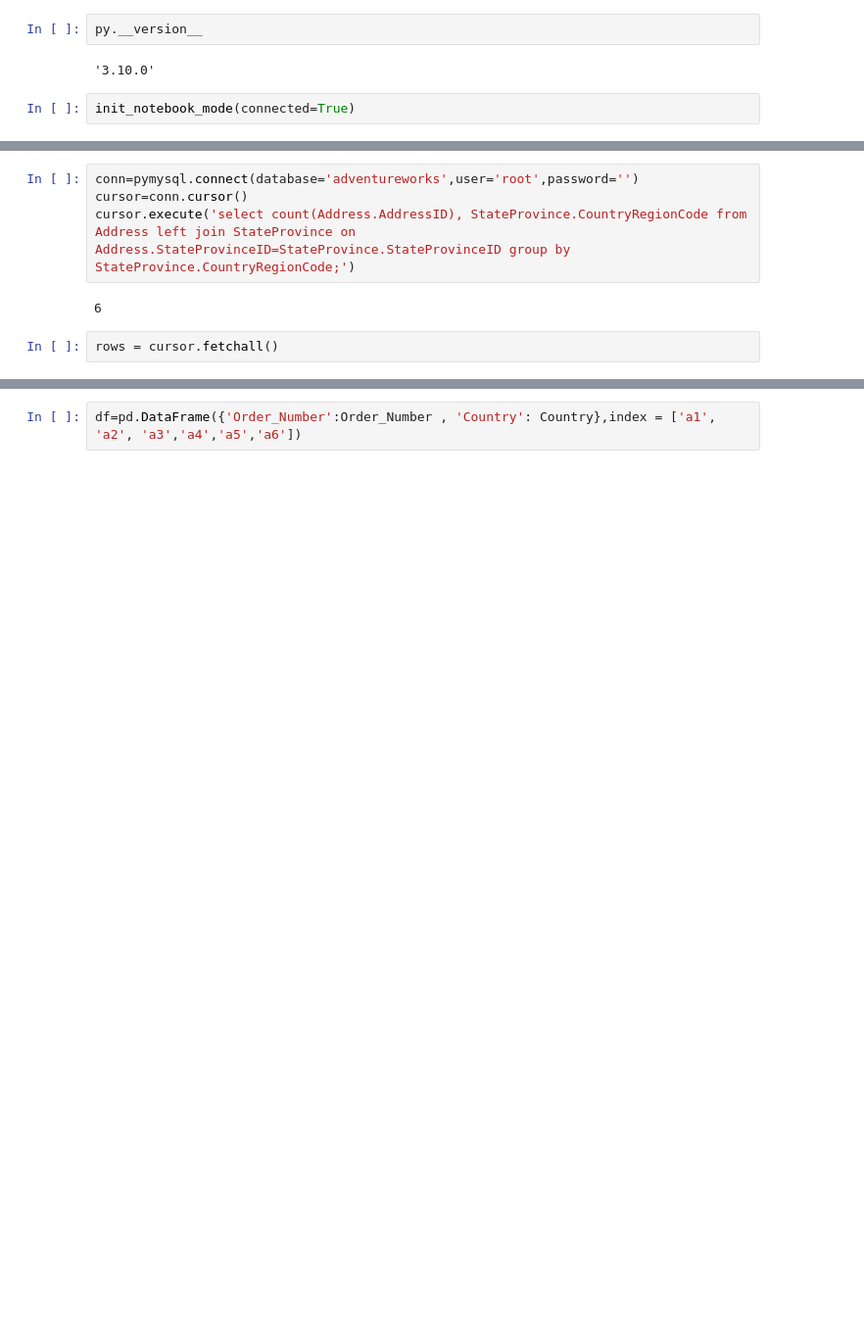
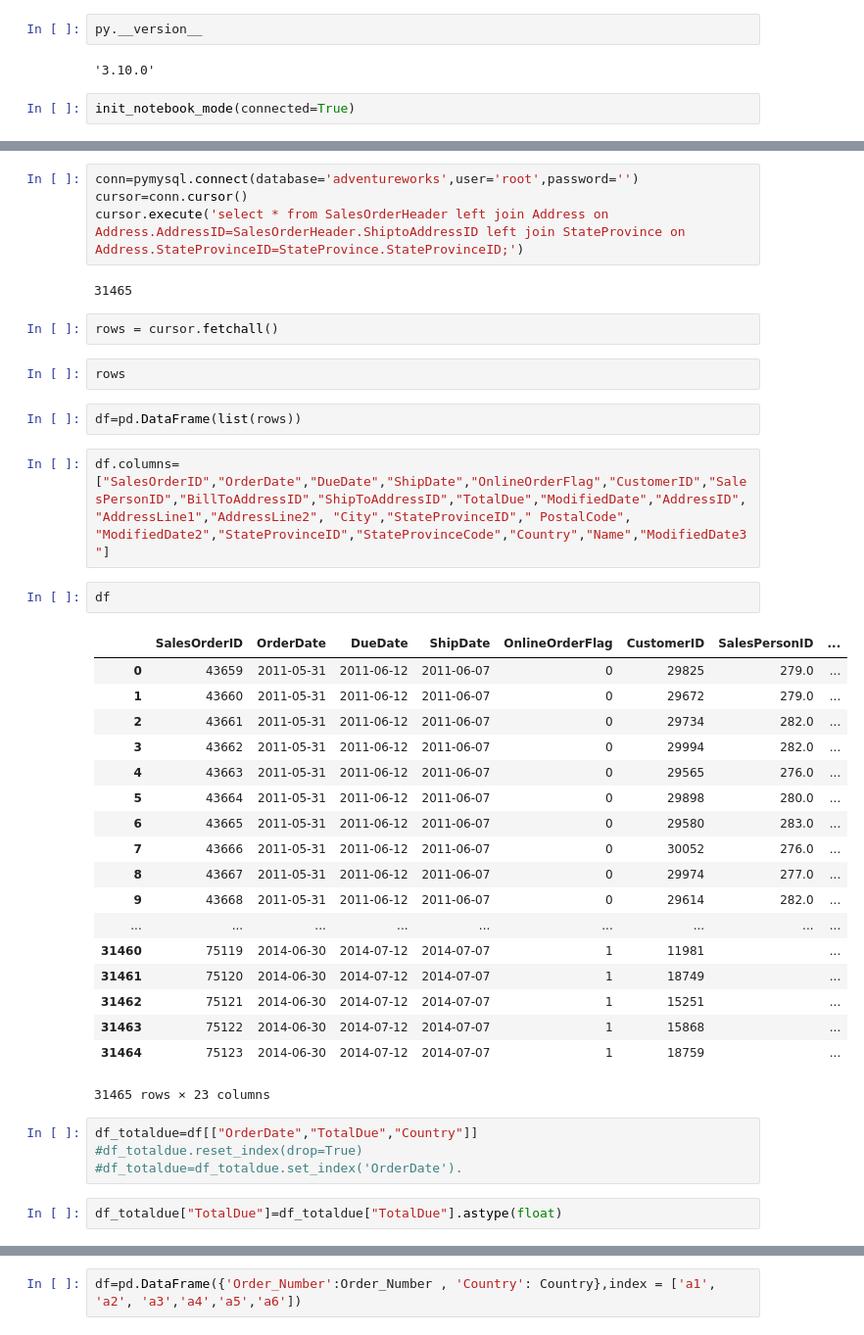
Before and after one commit to LuyiTang/Adventureworks, a Jupyter notebook: DataFrame_AW.ipynb, the cells around one changed output, grey strips where cells are left out. Shown at 98% size. Saved outputs shown, nothing was run; the diff lists cells and outputs as text; blank space fills up the shorter version.

```diff
--- a/DataFrame_AW.ipynb
+++ b/DataFrame_AW.ipynb
@@ -29,8 +18,41 @@ def data_slice(rows,x):
 # %%
 conn=pymysql.connect(database='adventureworks',user='root',password='')
 cursor=conn.cursor()
-cursor.execute('select count(Address.AddressID), StateProvince.CountryRegionCode from Address left join StateProvince on Address.StateProvinceID=StateProvince.StateProvinceID group by StateProvince.CountryRegionCode;')
+cursor.execute('select * from SalesOrderHeader left join Address on Address.AddressID=SalesOrderHeader.ShiptoAddressID left join StateProvince on Address.StateProvinceID=StateProvince.StateProvinceID;')
 # %% [output]
-6
+31465
 # %%
 rows = cursor.fetchall()
+# %%
+rows
+# %%
+df=pd.DataFrame(list(rows))
+# %%
+df.columns=["SalesOrderID","OrderDate","DueDate","ShipDate","OnlineOrderFlag","CustomerID","SalesPersonID","BillToAddressID","ShipToAddressID","TotalDue","ModifiedDate","AddressID", "AddressLine1","AddressLine2", "City","StateProvinceID"," PostalCode", "ModifiedDate2","StateProvinceID","StateProvinceCode","Country","Name","ModifiedDate3"]
+# %%
+df
+# %% [output]
+|  | SalesOrderID | OrderDate | DueDate | ShipDate | OnlineOrderFlag | CustomerID | SalesPersonID | ... |
+| 0 | 43659 | 2011-05-31 | 2011-06-12 | 2011-06-07 | 0 | 29825 | 279.0 | ... |
+| 1 | 43660 | 2011-05-31 | 2011-06-12 | 2011-06-07 | 0 | 29672 | 279.0 | ... |
+| 2 | 43661 | 2011-05-31 | 2011-06-12 | 2011-06-07 | 0 | 29734 | 282.0 | ... |
+| 3 | 43662 | 2011-05-31 | 2011-06-12 | 2011-06-07 | 0 | 29994 | 282.0 | ... |
+| 4 | 43663 | 2011-05-31 | 2011-06-12 | 2011-06-07 | 0 | 29565 | 276.0 | ... |
+| 5 | 43664 | 2011-05-31 | 2011-06-12 | 2011-06-07 | 0 | 29898 | 280.0 | ... |
+| 6 | 43665 | 2011-05-31 | 2011-06-12 | 2011-06-07 | 0 | 29580 | 283.0 | ... |
+| 7 | 43666 | 2011-05-31 | 2011-06-12 | 2011-06-07 | 0 | 30052 | 276.0 | ... |
+| 8 | 43667 | 2011-05-31 | 2011-06-12 | 2011-06-07 | 0 | 29974 | 277.0 | ... |
+| 9 | 43668 | 2011-05-31 | 2011-06-12 | 2011-06-07 | 0 | 29614 | 282.0 | ... |
+| ... | ... | ... | ... | ... | ... | ... | ... | ... |
+| 31460 | 75119 | 2014-06-30 | 2014-07-12 | 2014-07-07 | 1 | 11981 |  | ... |
+| 31461 | 75120 | 2014-06-30 | 2014-07-12 | 2014-07-07 | 1 | 18749 |  | ... |
+| 31462 | 75121 | 2014-06-30 | 2014-07-12 | 2014-07-07 | 1 | 15251 |  | ... |
+| 31463 | 75122 | 2014-06-30 | 2014-07-12 | 2014-07-07 | 1 | 15868 |  | ... |
+| 31464 | 75123 | 2014-06-30 | 2014-07-12 | 2014-07-07 | 1 | 18759 |  | ... |
+31465 rows × 23 columns
+# %%
+df_totaldue=df[["OrderDate","TotalDue","Country"]]
+#df_totaldue.reset_index(drop=True)
+#df_totaldue=df_totaldue.set_index('OrderDate').
+# %%
+df_totaldue["TotalDue"]=df_totaldue["TotalDue"].astype(float)
```
Also changed, not shown: parts of 45 cells of this notebook.
